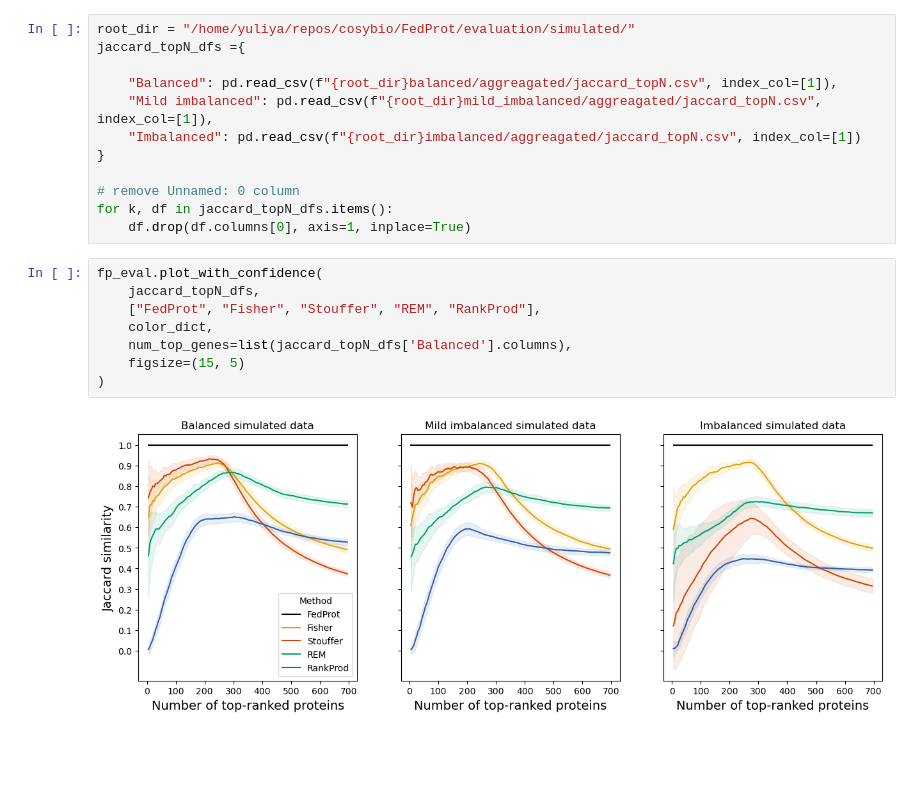
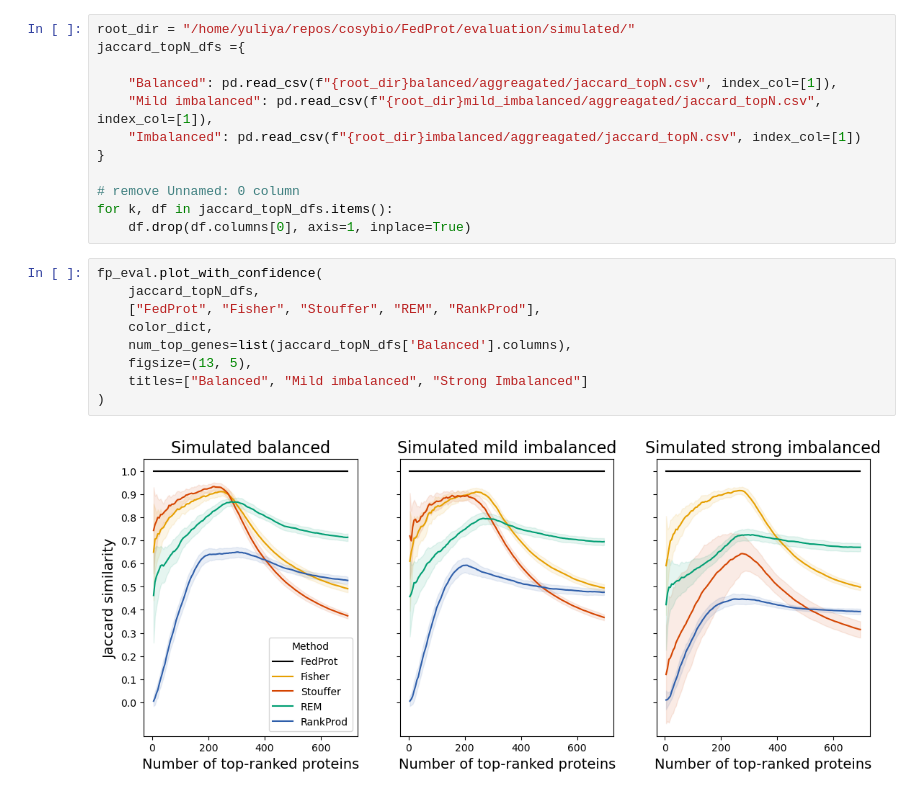
Before and after one commit to Freddsle/FedProt, a Jupyter notebook: evaluation/simulated/03_plot_results.ipynb, the cells around one changed output. Saved outputs shown, nothing was run; the diff lists cells and outputs as text; blank space fills up the shorter version.

```diff
--- a/evaluation/simulated/03_plot_results.ipynb
+++ b/evaluation/simulated/03_plot_results.ipynb
@@ -201,10 +202,11 @@ for k, df in jaccard_topN_dfs.items():
 # %%
 fp_eval.plot_with_confidence(
     jaccard_topN_dfs,
     ["FedProt", "Fisher", "Stouffer", "REM", "RankProd"],
     color_dict,
     num_top_genes=list(jaccard_topN_dfs['Balanced'].columns),
-    figsize=(15, 5)
+    figsize=(13, 5),
+    titles=["Balanced", "Mild imbalanced", "Strong Imbalanced"]
 )
 # %% [output]
-[figure, old version]
+[figure, new version]
```
Also changed, not shown: parts of 2 cells of this notebook, 7 other files.
